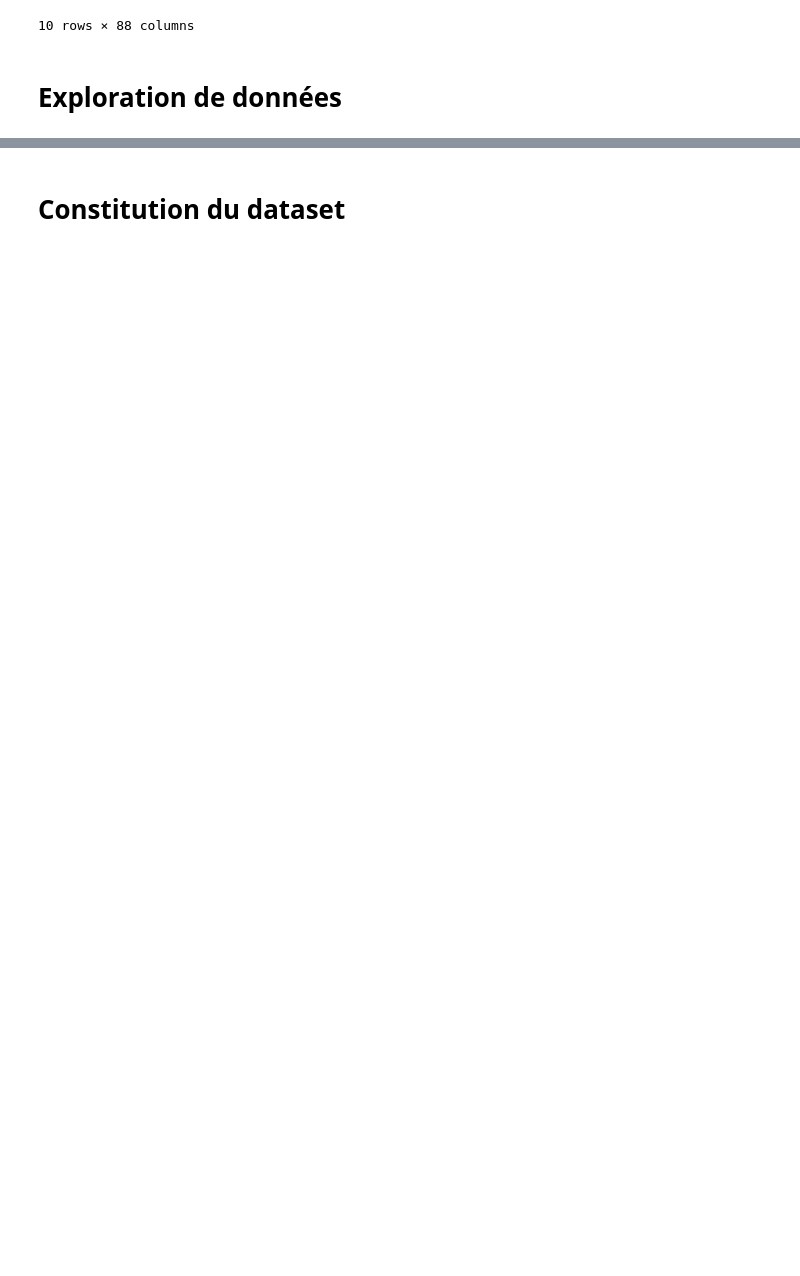
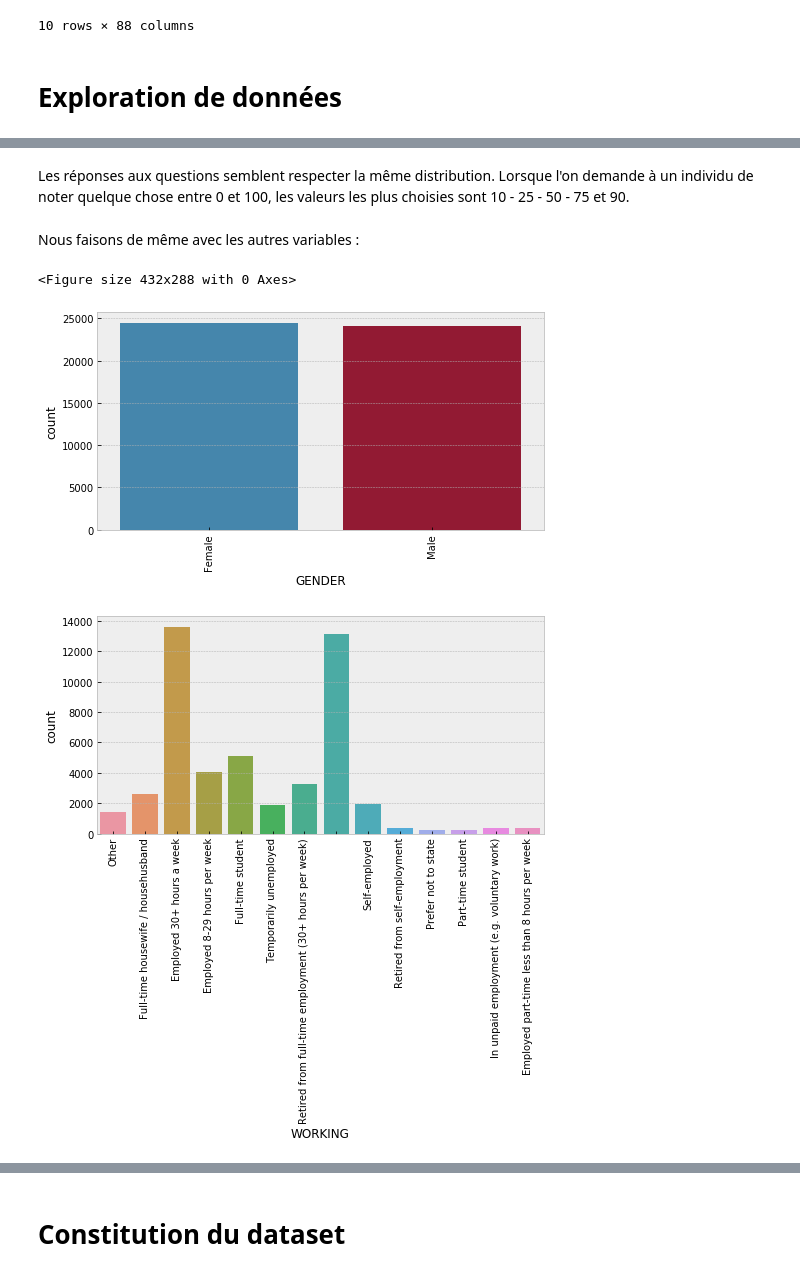
Before and after one commit to js-dev88/EMI-Music-Data-Science-Hackathon, a Jupyter notebook: EMI Music Data Science Hackathon.ipynb, the cells around one changed output, grey strips where cells are left out. Drawn from its saved outputs; the diff is of its cells as text; code cells hidden in the pictures; blank space fills up the shorter version.

```diff
--- a/EMI Music Data Science Hackathon.ipynb
+++ b/EMI Music Data Science Hackathon.ipynb
@@ -90,0 +227,18 @@ words.head(10)
+# %% [markdown]
+Les réponses aux questions semblent respecter la même distribution. Lorsque l'on demande à un individu de noter quelque chose entre 0 et 100, les valeurs les plus choisies sont 10 - 25 - 50 - 75 et 90.
+# %% [markdown]
+Nous faisons de même avec les autres variables :
+# %%
+# Répartition des valeurs catégoriques et valeurs - users
+#remplissage des valeurs vides par une caine vide
+users_cat = users.select_dtypes(['object']).fillna('')
+
+for i, col in enumerate(users_cat.columns):
+    plt.figure(i)
+    plt.figure(figsize=(8, 4))
+    g = sns.countplot(x=col, data=users_cat)
+    g.set_xticklabels(g.get_xticklabels(), rotation=90)
+# %% [output]
+<Figure size 432x288 with 0 Axes>
+[figure, added]
+[figure, added]
```
Also changed, not shown: parts of 53 cells of this notebook.
